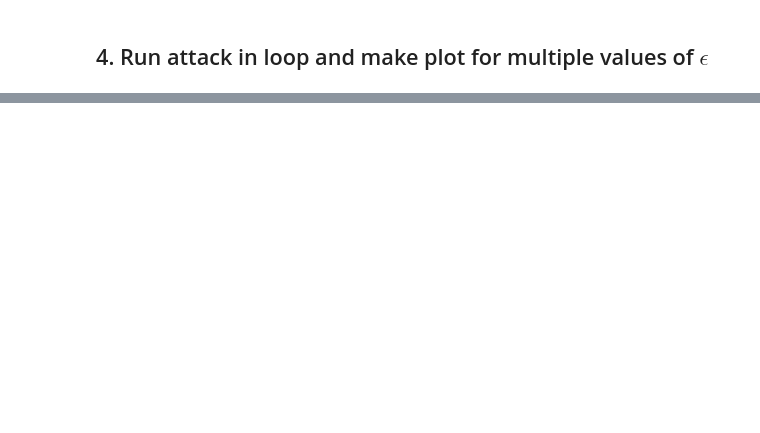
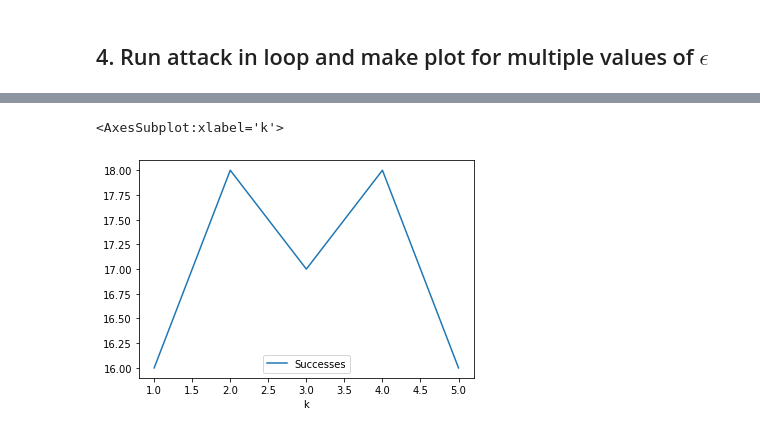
Before and after one commit to jxmorris12/unsupervised-text-deidentification, a Jupyter notebook: notebooks/2022-03-20 Gradient-based word deletion experiment.ipynb, the cells around one changed output, grey strips where cells are left out. Drawn from its saved outputs; the diff is of its cells as text; code cells hidden in the pictures; blank space fills up the shorter version.

```diff
--- a/notebooks/2022-03-20 Gradient-based word deletion experiment.ipynb
+++ b/notebooks/2022-03-20 Gradient-based word deletion experiment.ipynb
@@ -10,7 +10,9 @@ sys.path.append('/home/jxm3/research/deidentification/unsupervised-deidentificat
 # %%
 from model import DocumentProfileMatchingTransformer
 
-model = DocumentProfileMatchingTransformer(
+checkpoint_path = "/home/jxm3/research/deidentification/unsupervised-deidentification/saves/deid-wikibio_deid_exp/okpvvffw_46/checkpoints/epoch=7-step=1823.ckpt"
+model = DocumentProfileMatchingTransformer.load_from_checkpoint(
+    checkpoint_path
     dataset_name='wiki_bio',
     model_name_or_path='distilbert-base-uncased',
     num_workers=1,
@@ -297,2 +381,35 @@ she reached a career-high world ranking of world no. 101 in july 2015 .
 # %% [markdown]
 ## 4. Run attack in loop and make plot for multiple values of $\epsilon$
+# %%
+#
+#  Initialize attack
+#
+from tqdm import tqdm # tqdm provides us a nice progress bar.
+from textattack.attack_results import SuccessfulAttackResult
+from textattack import Attacker
+from textattack import AttackArgs
+
+dataset = WikiDataset(dm)
+
+meta_results = []
+for k in range(1, 50):
+    print(f'***Attacking with k={k}***')
+    dataset = WikiDataset(dm)
+    goal_function = ChangeClassificationToBelowTopKClasses(model_wrapper, k=k)
+    attack = Attack(
+        goal_function, constraints, transformation, search_method
+    )
+    attack_args = AttackArgs(num_examples=1000, disable_stdout=True)
+    attacker = Attacker(attack, dataset, attack_args)
+
+    results_iterable = attacker.attack_dataset()
+
+    logger = CustomCSVLogger(color_method='html')
+
+    for result in results_iterable:
+        logger.log_attack_result(result)
+
+    meta_results.append( (k,  logger.df['result_type'].value_counts().get('Successful', 0),  logger.df['result_type'].value_counts().get('Failed', 0) ) )
+
+import pandas as pd
+meta_df = pd.DataFrame(meta_results, columns=['k', 'Successes', 'Failures']).head()
@@ -299,2 +430,5 @@ she reached a career-high world ranking of world no. 101 in july 2015 .
 # %%
-## (4) code here
+meta_df.plot(x='k', y='Successes')
+# %% [output]
+<AxesSubplot:xlabel='k'>
+[figure, added]
```
Also changed, not shown: parts of 9 cells of this notebook.
